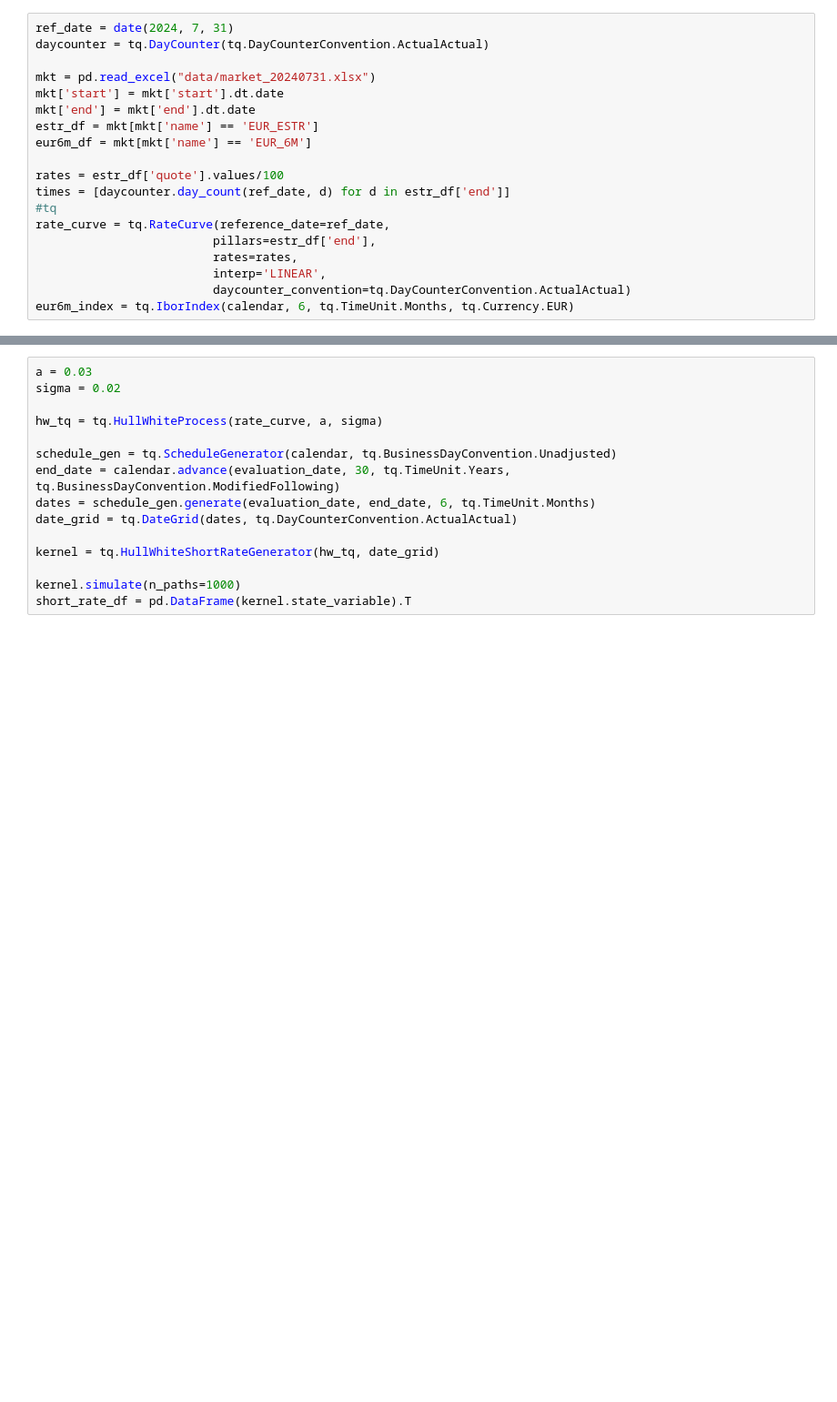
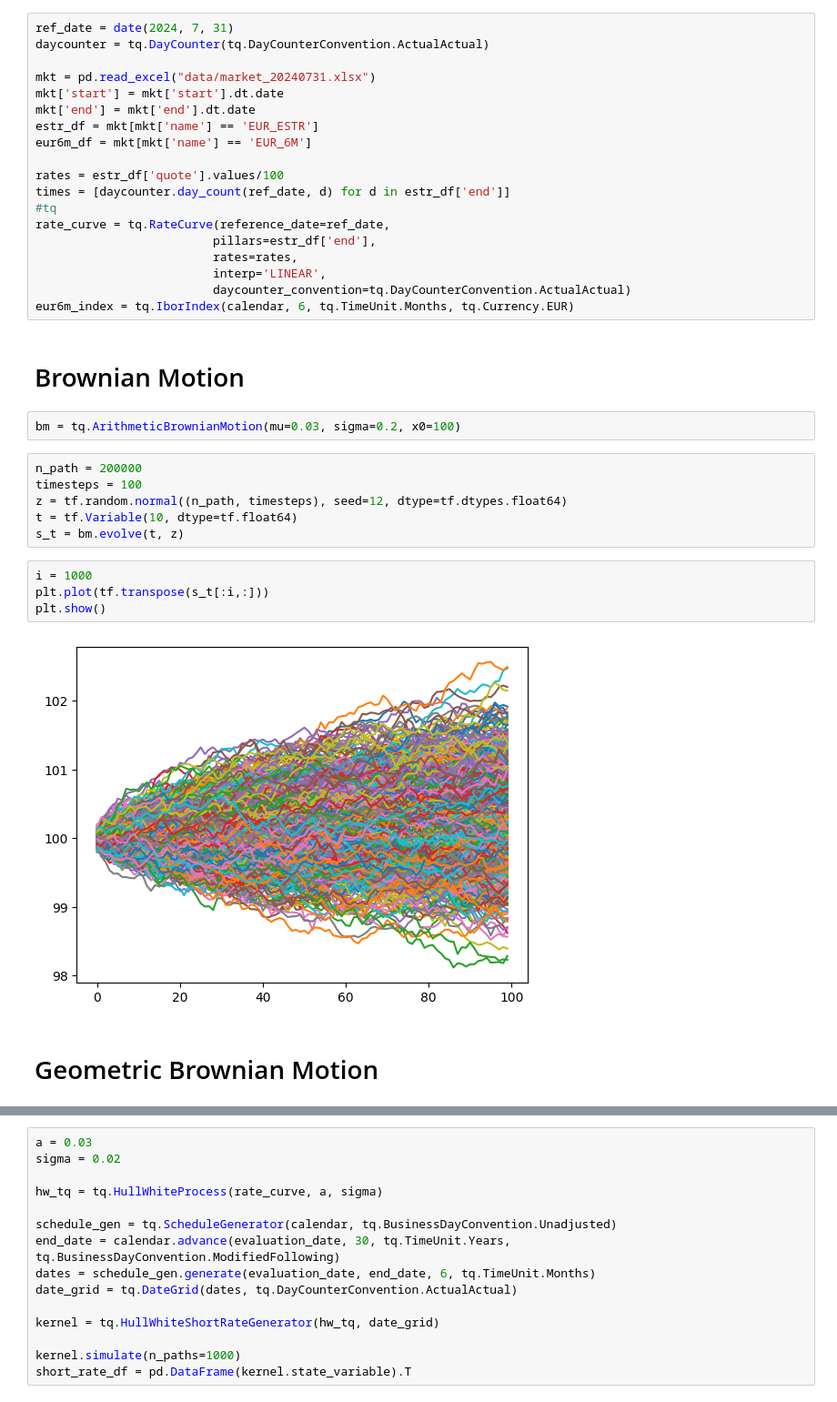
Before and after one commit to andrea220/tqPlayground, a Jupyter notebook: montecarlo.ipynb, the cells around one changed output, grey strips where cells are left out. Shown: that part at 91% size. Drawn from its saved outputs; the diff is of its cells as text; blank space fills up the shorter version.

```diff
--- a/montecarlo.ipynb
+++ b/montecarlo.ipynb
@@ -33,3 +33,21 @@ rate_curve = tq.RateCurve(reference_date=ref_date,
                          interp='LINEAR',
                          daycounter_convention=tq.DayCounterConvention.ActualActual)
 eur6m_index = tq.IborIndex(calendar, 6, tq.TimeUnit.Months, tq.Currency.EUR)
+# %% [markdown]
+# Brownian Motion
+# %%
+bm = tq.ArithmeticBrownianMotion(mu=0.03, sigma=0.2, x0=100)
+# %%
+n_path = 200000
+timesteps = 100
+z = tf.random.normal((n_path, timesteps), seed=12, dtype=tf.dtypes.float64)
+t = tf.Variable(10, dtype=tf.float64)
+s_t = bm.evolve(t, z)
+# %%
+i = 1000
+plt.plot(tf.transpose(s_t[:i,:]))
+plt.show()
+# %% [output]
+[figure, added]
+# %% [markdown]
+# Geometric Brownian Motion
```
Also changed, not shown: parts of 6 cells of this notebook, 5 other files.
